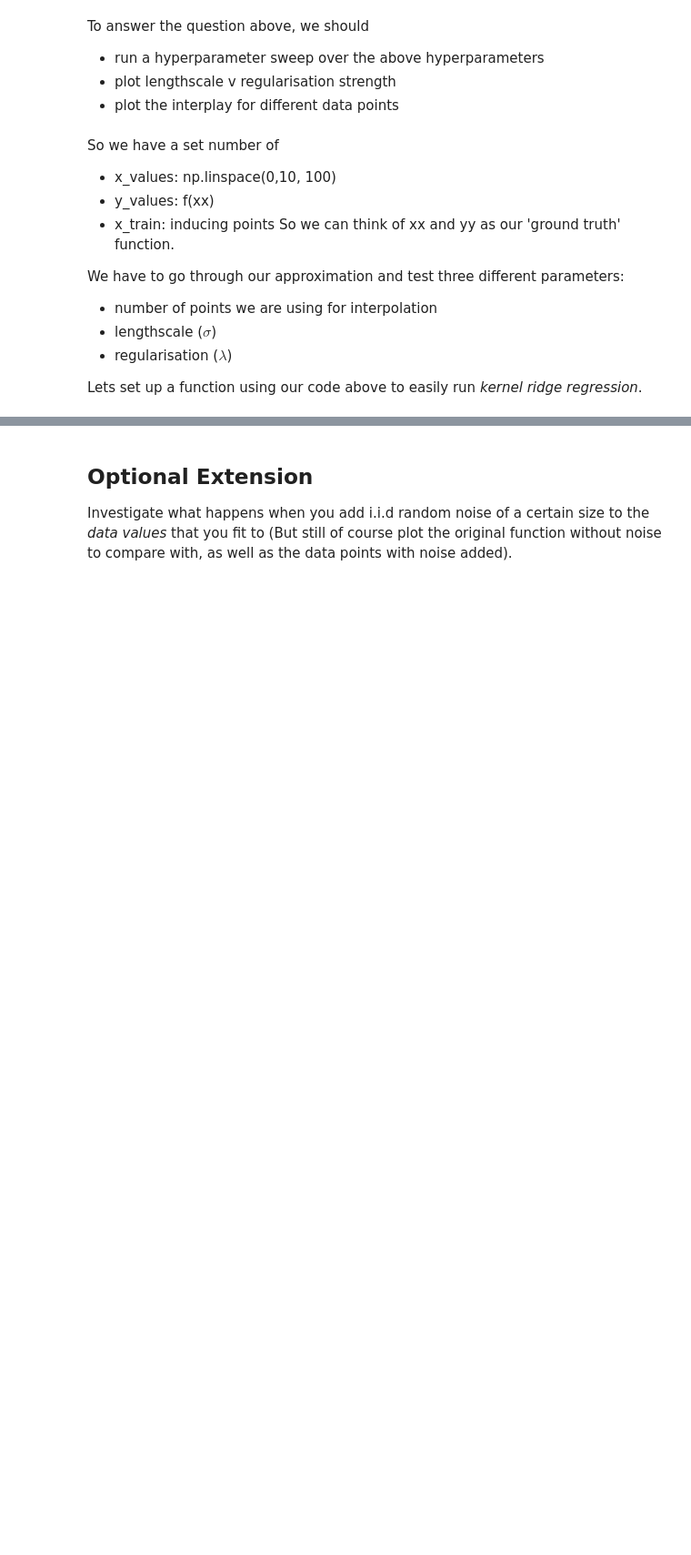
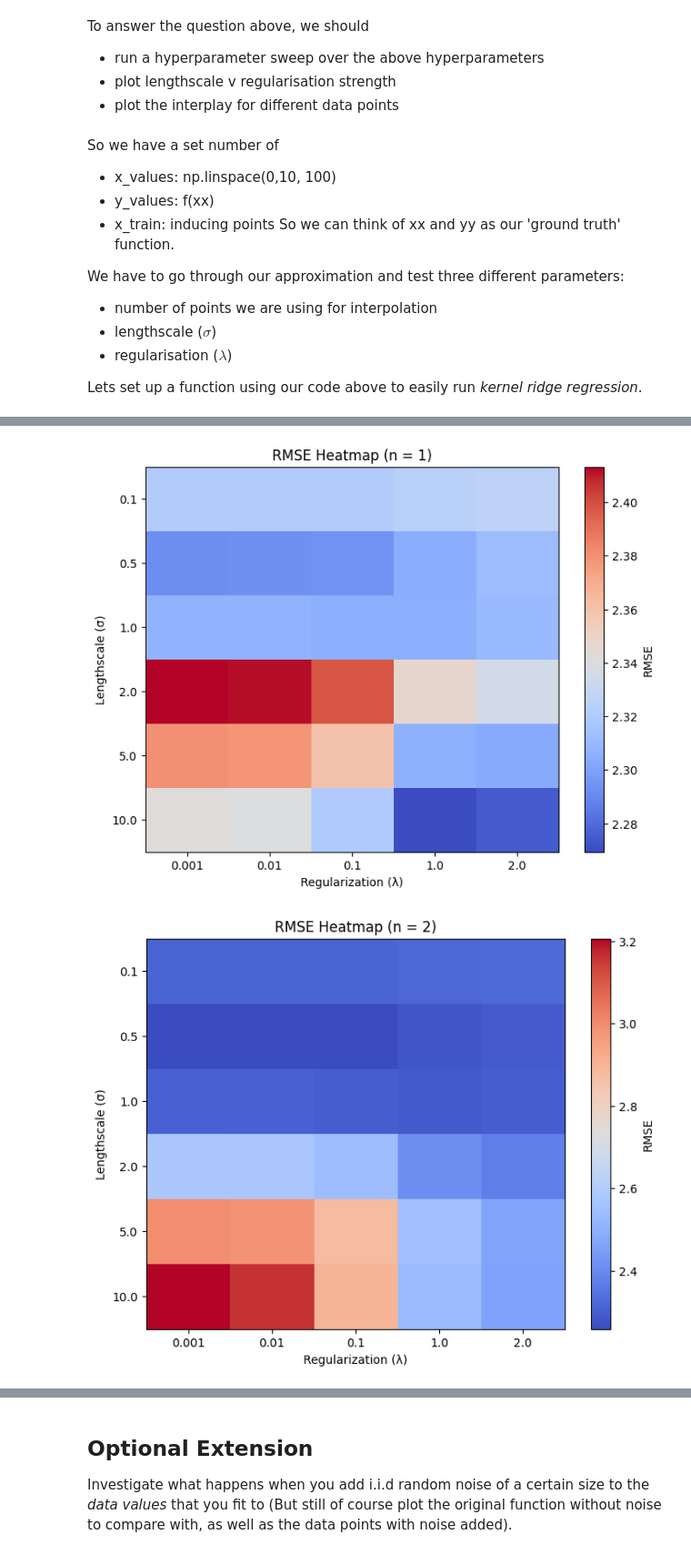
Before and after one commit to macaswalker/MatsAndMols_projects, a Jupyter notebook: _Project 3_ solubility.ipynb, the cells around one changed output, grey strips where cells are left out. Shown at 91% size. Saved outputs shown, nothing was run; the diff lists cells and outputs as text; code cells hidden in the pictures; blank space fills up the shorter version.

```diff
--- a/_Project 3_ solubility.ipynb
+++ b/_Project 3_ solubility.ipynb
@@ -295,0 +322,43 @@ print(results.head())  # Shows first 5 rows
+# %%
+import matplotlib.pyplot as plt
+import numpy as np
+
+# Get unique values of n
+n_unique = results["Num Points (n)"].unique()
+
+# Create heatmaps for each n
+for n in n_unique:
+    subset = results[results["Num Points (n)"] == n]
+
+    # Pivot the data into a 2D array
+    sig_values = np.sort(subset["Lengthscale (σ)"].unique())
+    lam_values = np.sort(subset["Regularization (λ)"].unique())
+
+    mse_matrix = np.zeros((len(sig_values), len(lam_values)))
+
+    for i, sig in enumerate(sig_values):
+        for j, lam in enumerate(lam_values):
+            mse_matrix[i, j] = subset[(subset["Lengthscale (σ)"] == sig) &
+                                      (subset["Regularization (λ)"] == lam)]["RMSE"].values[0]
+
+    # Create heatmap using Matplotlib
+    fig, ax = plt.subplots(figsize=(8, 6))
+    cax = ax.imshow(mse_matrix, cmap="coolwarm", aspect="auto")
+
+    # Labels and ticks
+    ax.set_xticks(np.arange(len(lam_values)))
+    ax.set_yticks(np.arange(len(sig_values)))
+    ax.set_xticklabels(lam_values)
+    ax.set_yticklabels(sig_values)
+    ax.set_xlabel("Regularization (λ)")
+    ax.set_ylabel("Lengthscale (σ)")
+    ax.set_title(f"RMSE Heatmap (n = {n})")
+
+    # Colorbar
+    fig.colorbar(cax, label="RMSE")
+
+    # Show the heatmap
+    plt.show()
+# %% [output]
+[figure, added]
+[figure, added]
```
Also changed, not shown: parts of 10 cells of this notebook.
